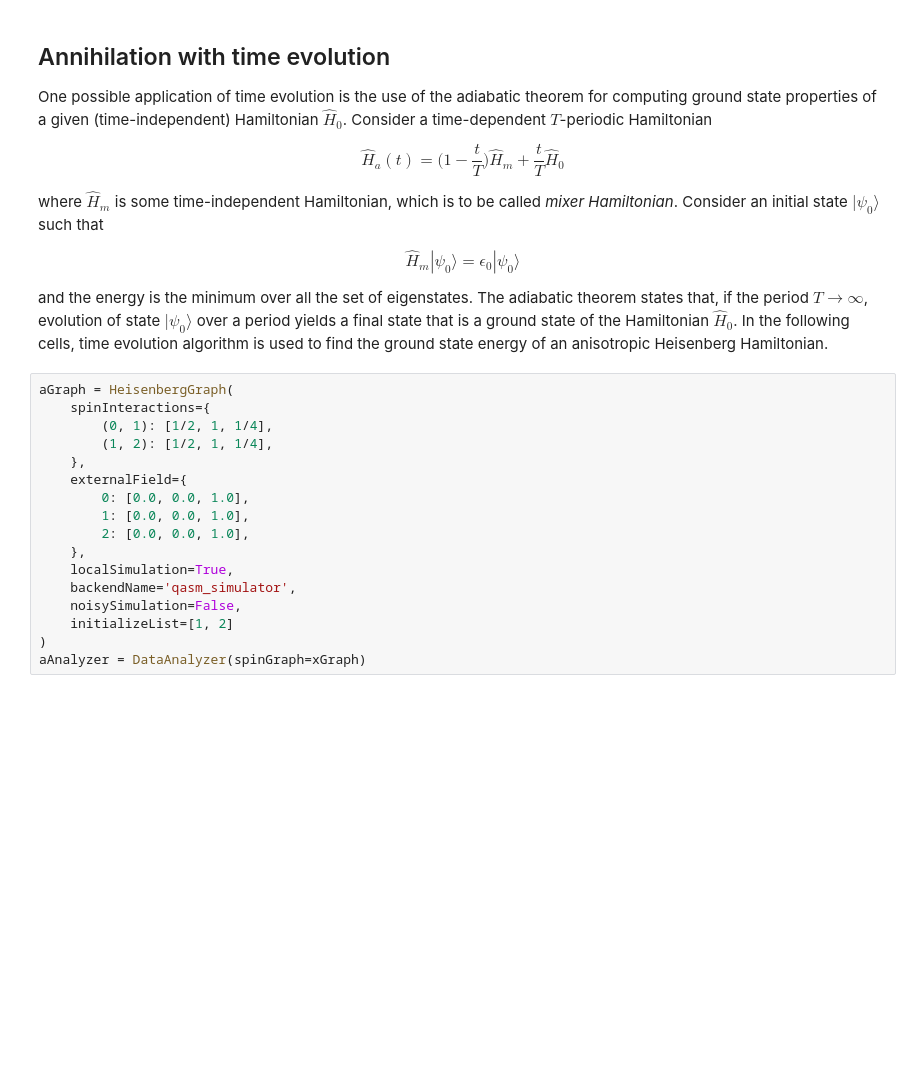
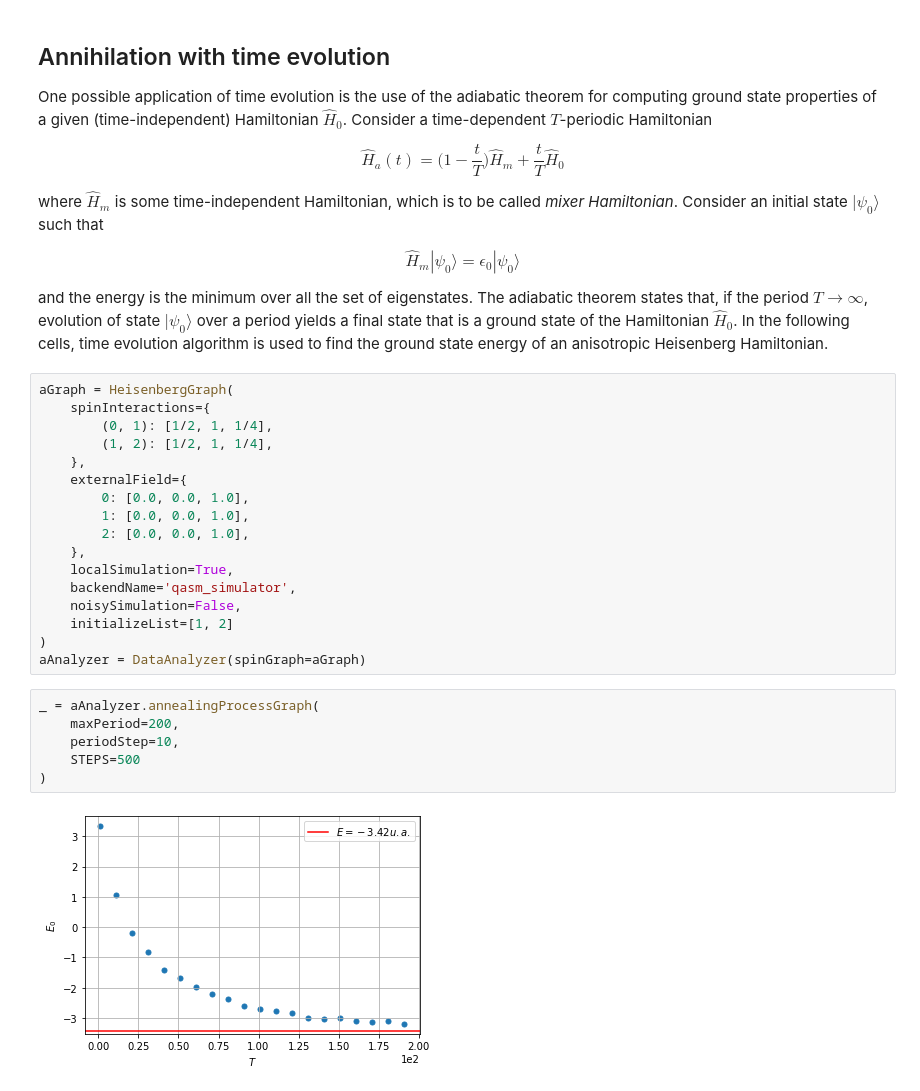
Before and after one commit to DiegoHerrera262/Thesis2020, a Jupyter notebook: PyHeisenberg/Benchmarking.ipynb, the cells around one changed output. Saved outputs shown, nothing was run; the diff lists cells and outputs as text; blank space fills up the shorter version.

```diff
--- a/PyHeisenberg/Benchmarking.ipynb
+++ b/PyHeisenberg/Benchmarking.ipynb
@@ -671,4 +716,12 @@ aGraph = HeisenbergGraph(
     noisySimulation=False,
     initializeList=[1, 2]
 )
-aAnalyzer = DataAnalyzer(spinGraph=xGraph)
+aAnalyzer = DataAnalyzer(spinGraph=aGraph)
+# %%
+_ = aAnalyzer.annealingProcessGraph(
+    maxPeriod=200,
+    periodStep=10,
+    STEPS=500
+)
+# %% [output]
+[figure, added]
```
Also changed, not shown: parts of 11 cells of this notebook, 1 other file.
